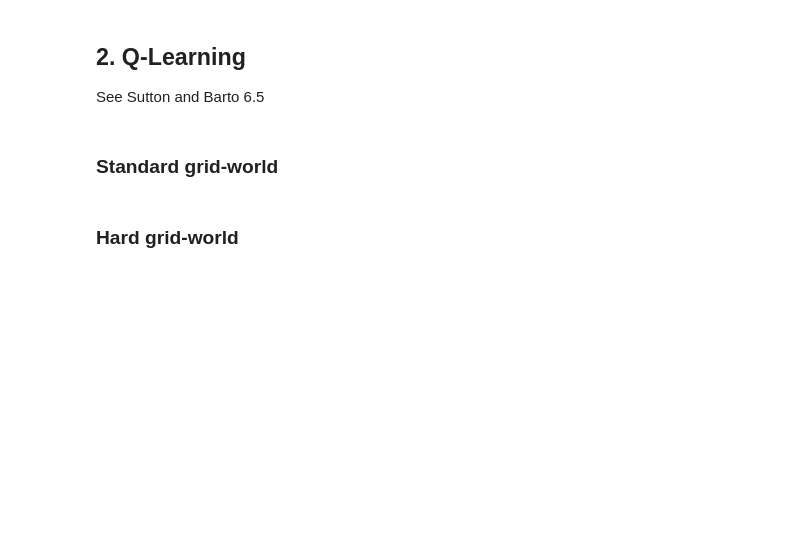
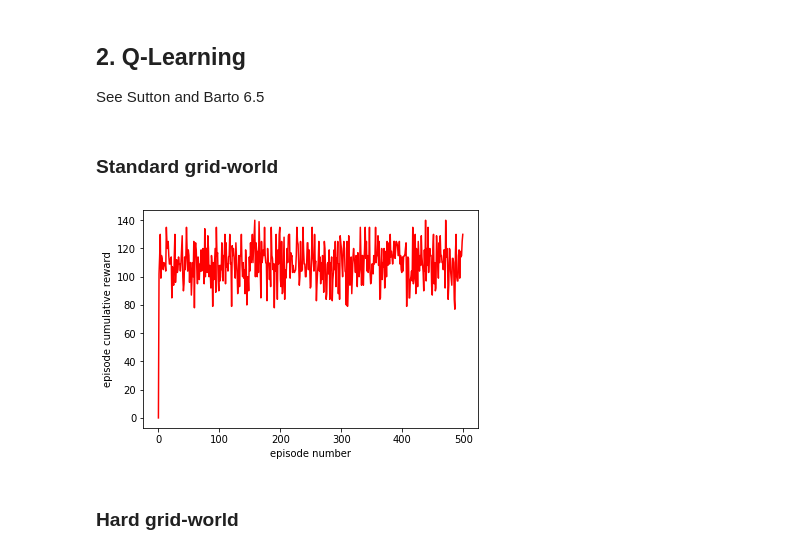
Before and after one commit to alex-faustino/rl-sandbox, a Jupyter notebook: homework/hw2/hw2_afausti2/results.ipynb, the cells around one changed output. Saved outputs shown, nothing was run; the diff lists cells and outputs as text; code cells hidden in the pictures; blank space fills up the shorter version.

```diff
--- a/homework/hw2/hw2_afausti2/results.ipynb
+++ b/homework/hw2/hw2_afausti2/results.ipynb
@@ -105,40 +80,29 @@ from tablemethodsrl import QLearning
 # %%
 LEARNING_RATE = .01  # smaller values learn slower
 REWARD_DECAY = .9  # smaller values care more about future rewards
 EPS = .3  # small values are greedier
 
 gw_env = gym.make('GridWorld-v0')
-qlearning_action_space = list(range(gw_env.action_space.n))
-qlearning = QLearning(qlearning_action_space, LEARNING_RATE, REWARD_DECAY, EPS)
+agent = QLearning(gw_env, LEARNING_RATE, REWARD_DECAY, EPS)
 
 episodes_num = 500
 episode_length = 100
 all_cum_rewards = np.array(0)
 for episode in range(episodes_num):
-    observation = gw_env.reset()
-    action = qlearning.choose_action(str(observation))
-    episode_cum_reward = 0
-    for t in range(episode_length):
-        # gw_env.render()
+    # initialize each episode
+    s = gw_env.reset()
 
-        action = qlearning.choose_action(str(observation))
-        observation_plus1, reward, done, info = gw_env.step(action)
-
-        if t == episode_length - 1:
-            observation_plus1 = 'terminal'
-
-        qlearning.learn(str(observation), action, reward, str(observation_plus1))
-
-        observation = observation_plus1
-
-        episode_cum_reward += reward
+    episode_cum_reward = agent.train(s, episode_length, False)
 
     all_cum_rewards = np.append(all_cum_rewards, episode_cum_reward)
+
 all_cum_rewards = all_cum_rewards[0:-1]
 plt.plot(range(episodes_num), all_cum_rewards, 'r')
 plt.ylabel('episode cumulative reward')
 plt.xlabel('episode number')
 plt.show()
+# %% [output]
+[figure, added]
 # %% [markdown]
 ### Hard grid-world
 # %%
```
Also changed, not shown: parts of 4 cells of this notebook, 5 other files.
